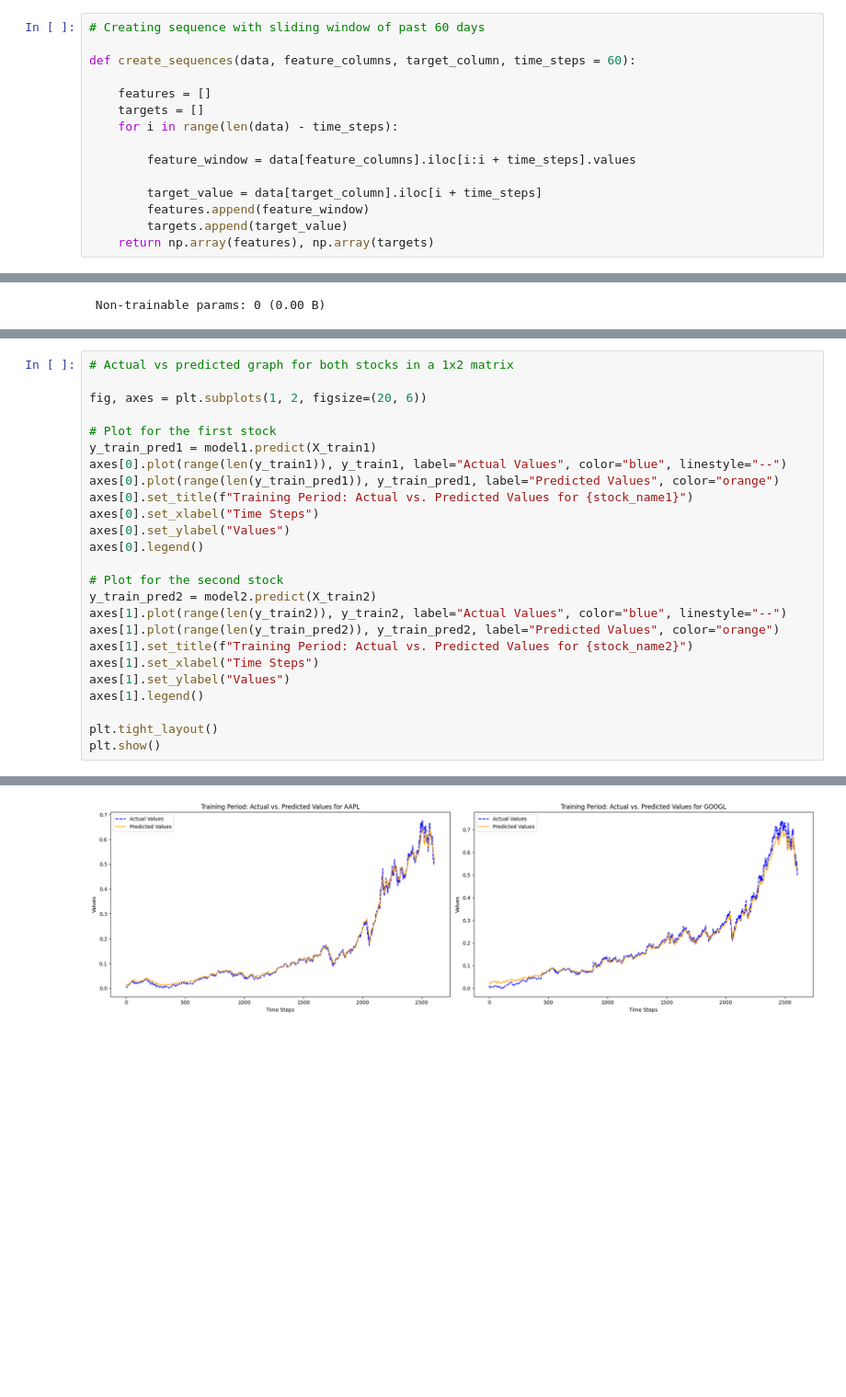
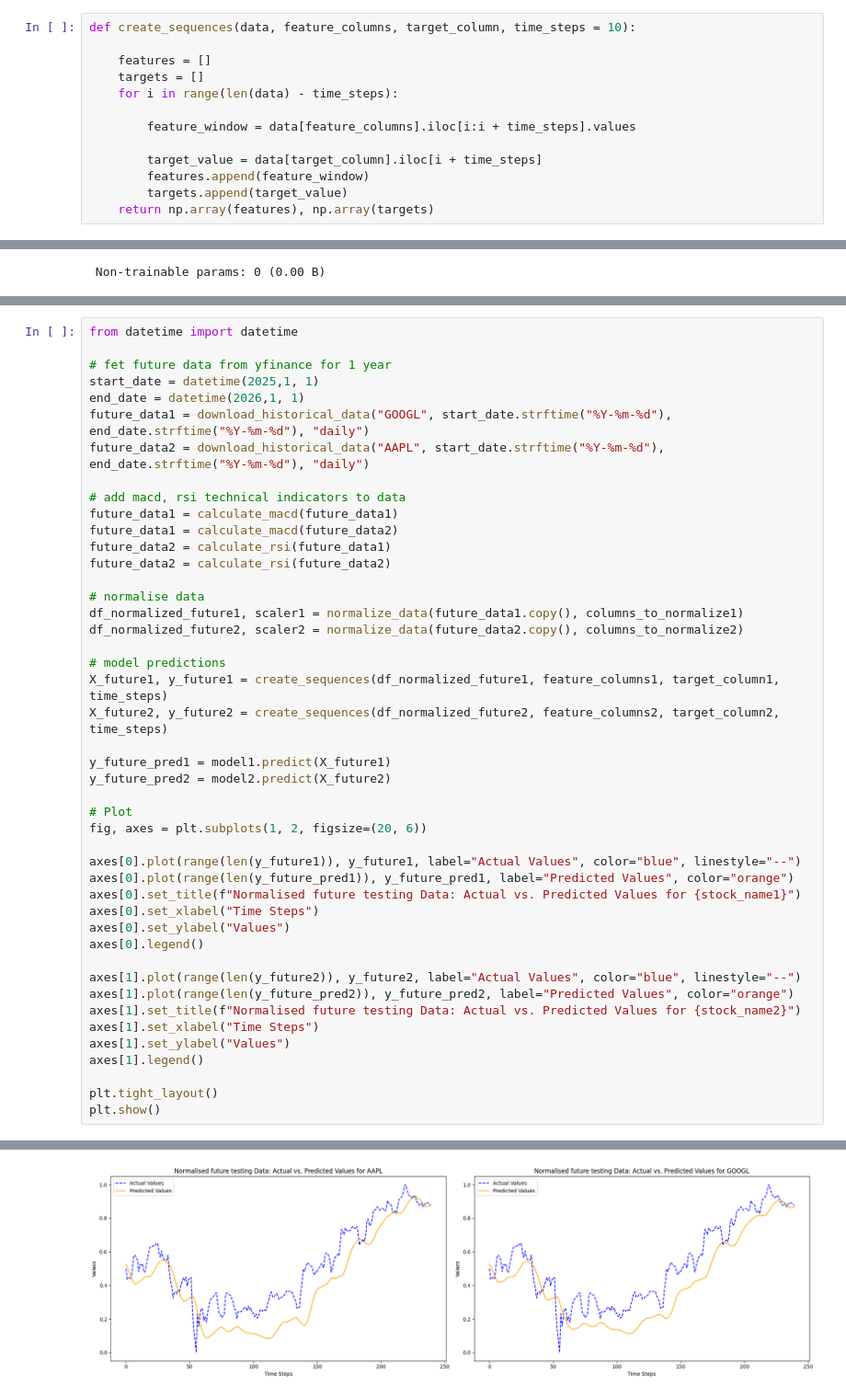
Before and after one commit to Knightfw220/Stock-Price-Prediction-Model, a Jupyter notebook: Final Project/LSTM_Final_Project (1).ipynb, the cells around one changed output, grey strips where cells are left out. Shown at 92% size. Cells and saved outputs as stored; diff of their text form; blank space fills up the shorter version.

Commit message:
Updated eveluation parametrics, added future predictions and updated sharpe ratio

```diff
--- a/Final Project/LSTM_Final_Project (1).ipynb
+++ b/Final Project/LSTM_Final_Project (1).ipynb
@@ -268,7 +274,5 @@ df_normalized2.head()
 # %%
-# Creating sequence with sliding window of past 60 days
-
-def create_sequences(data, feature_columns, target_column, time_steps = 60):
+def create_sequences(data, feature_columns, target_column, time_steps = 10):
 
     features = []
     targets = []
@@ -559,22 +570,42 @@ Next 15 predicted values (denormalized): [[230.98465]
 # %%
-# Actual vs predicted graph for both stocks in a 1x2 matrix
+from datetime import datetime
 
+# fet future data from yfinance for 1 year
+start_date = datetime(2025,1, 1)
+end_date = datetime(2026,1, 1)
+future_data1 = download_historical_data("GOOGL", start_date.strftime("%Y-%m-%d"), end_date.strftime("%Y-%m-%d"), "daily")
+future_data2 = download_historical_data("AAPL", start_date.strftime("%Y-%m-%d"), end_date.strftime("%Y-%m-%d"), "daily")
+
+# add macd, rsi technical indicators to data
+future_data1 = calculate_macd(future_data1)
+future_data1 = calculate_macd(future_data2)
+future_data2 = calculate_rsi(future_data1)
+future_data2 = calculate_rsi(future_data2)
+
+# normalise data
+df_normalized_future1, scaler1 = normalize_data(future_data1.copy(), columns_to_normalize1)
+df_normalized_future2, scaler2 = normalize_data(future_data2.copy(), columns_to_normalize2)
+
+# model predictions
+X_future1, y_future1 = create_sequences(df_normalized_future1, feature_columns1, target_column1, time_steps)
+X_future2, y_future2 = create_sequences(df_normalized_future2, feature_columns2, target_column2, time_steps)
+
+y_future_pred1 = model1.predict(X_future1)
+y_future_pred2 = model2.predict(X_future2)
+
+# Plot
 fig, axes = plt.subplots(1, 2, figsize=(20, 6))
 
-# Plot for the first stock
-y_train_pred1 = model1.predict(X_train1)
-axes[0].plot(range(len(y_train1)), y_train1, label="Actual Values", color="blue", linestyle="--")
-axes[0].plot(range(len(y_train_pred1)), y_train_pred1, label="Predicted Values", color="orange")
-axes[0].set_title(f"Training Period: Actual vs. Predicted Values for {stock_name1}")
+axes[0].plot(range(len(y_future1)), y_future1, label="Actual Values", color="blue", linestyle="--")
+axes[0].plot(range(len(y_future_pred1)), y_future_pred1, label="Predicted Values", color="orange")
+axes[0].set_title(f"Normalised future testing Data: Actual vs. Predicted Values for {stock_name1}")
 axes[0].set_xlabel("Time Steps")
 axes[0].set_ylabel("Values")
 axes[0].legend()
 
-# Plot for the second stock
-y_train_pred2 = model2.predict(X_train2)
-axes[1].plot(range(len(y_train2)), y_train2, label="Actual Values", color="blue", linestyle="--")
-axes[1].plot(range(len(y_train_pred2)), y_train_pred2, label="Predicted Values", color="orange")
-axes[1].set_title(f"Training Period: Actual vs. Predicted Values for {stock_name2}")
+axes[1].plot(range(len(y_future2)), y_future2, label="Actual Values", color="blue", linestyle="--")
+axes[1].plot(range(len(y_future_pred2)), y_future_pred2, label="Predicted Values", color="orange")
+axes[1].set_title(f"Normalised future testing Data: Actual vs. Predicted Values for {stock_name2}")
 axes[1].set_xlabel("Time Steps")
 axes[1].set_ylabel("Values")
 axes[1].legend()
@@ -587 +620 @@ plt.show()
-[figure, old version]
+[figure, new version]
```
Also changed, not shown: parts of 52 cells of this notebook.
